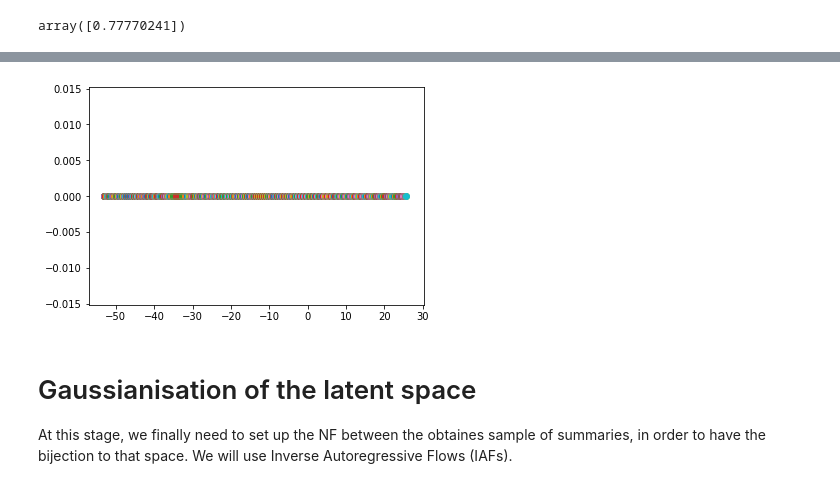
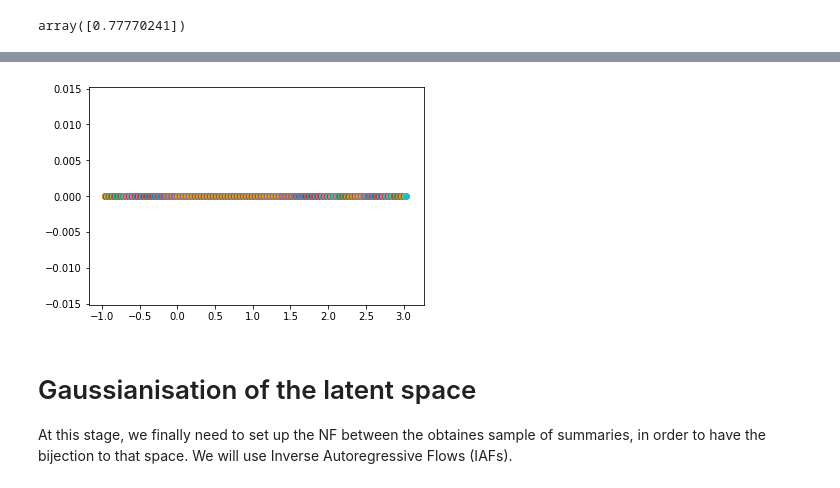
Before and after one commit to dpiras/pydelfi, a Jupyter notebook: examples/GLC_1D_with_score_compression.ipynb, the cells around one changed output, grey strips where cells are left out. Cells and saved outputs as stored; diff of their text form; code cells hidden in the pictures.

```diff
--- a/examples/GLC_1D_with_score_compression.ipynb
+++ b/examples/GLC_1D_with_score_compression.ipynb
@@ -85,7 +86,14 @@ d_vec_p = []
 for _ in range(n):
     d_vec_p.append([np.random.lognormal(q_fid_p, (i+1)/(n_vec*100.0), 1) for i in range(n_vec)])
 
+# we also create the data corresponding to fixed noise, at the fiducial q
+d_vec_q_shift = []
+for _ in range(1):
+    np.random.seed(13)
+    d_vec_q_shift.append([np.random.lognormal(q_fid, (i/n_vec)/100.0, 1) for i in range(n_vec)])
+
 d_vec_p = np.reshape(np.asarray(d_vec_p), [-1, n_vec])
+d_vec_q_shift = np.reshape(np.asarray(d_vec_q_shift), [-1, n_vec])
 mu_p = np.mean(d_vec_p, axis=0)
 dmudt = mu_p - mu
 dmudt = np.reshape(dmudt, [1, -1])
@@ -101,6 +109,7 @@ compressor_args=None
 # %%
 # we now create the data needed for the normalising flow
 # we create the observed data point, for now at the fiducial value of q
+q_fid = q_fid  # new observation, different from the compression
 d_vec_obs = []
 for _ in range(1):
     d_vec_obs.append([np.random.lognormal(q_fid, (i/n_vec)/100.0, 1) for i in range(n_vec)])
@@ -111,7 +120,6 @@ for q in q_prior:
     np.random.seed(13)
     d_vec_q.append([np.random.lognormal(q, (i/n_vec)/100.0, 1) for i in range(n_vec)])
 
-d_vec = np.reshape(np.asarray(d_vec), [-1, n_vec])
 d_vec_obs = np.reshape(np.asarray(d_vec_obs), [-1, n_vec])
 d_vec_obs_keep = np.copy(d_vec_obs)
 d_vec_q = np.reshape(np.asarray(d_vec_q), [-1, n_vec])
@@ -124,10 +132,10 @@ plt.figure(figsize=(10, 15))
 for index in range(100):
     plt.plot(np.arange(n_vec), d_vec[index], color='k')
     #plt.semilogy(np.arange(n_vec), d_vec_q[index], label=q_prior[index])
-for index in range(20):
+for index in range(900, 920):
     #plt.semilogy(np.arange(n_vec), np.mean(d_vec[index::n_class], axis=0), label=q_prior[index])
     #plt.plot(np.arange(n_vec), d_vec_q_posterior[index], label=q_posterior[index])
     plt.plot(np.arange(n_vec), d_vec_q[index], label=q_prior[index])
-
+plt.plot(np.arange(n_vec), d_vec_q_shift[0], label='Fiducial FN')
 plt.legend();
 # %% [output]
@@ -137,15 +177,25 @@ plt.legend();
 # 1) the summaries of the fixed noise vectors
 # 2) the summary of the observation
 # 3) the summaries of the noise realisations at the fiducial point
+# 4) the summary of the shift vector, i.e. the fixed noise at the fiducial value
 summaries_posterior = []
-for index in range(n):
+for index in range(n_sims):
     summaries_posterior.append(compressor(d_vec_q[index]))
+summaries_posterior = np.asarray(summaries_posterior)
 summaries_noise = []
 for index in range(n):
     summaries_noise.append(compressor(d_vec[index]))
 summaries_noise = np.asarray(summaries_noise)
+summaries_noise_kept = []
+for index in range(n):
+    summaries_noise_kept.append(compressor(d_vec_keep_copy[index]))
+summaries_noise_kept = np.asarray(summaries_noise_kept)
 summary_obs = compressor(d_vec_obs[0])
 summary_obs = np.reshape(summary_obs, [1, 1])
+summary_shift = compressor(d_vec_q_shift[0])
+summary_shift = np.reshape(summary_shift, [1, 1])
+summary_shift_kept = compressor(d_vec_shift_keep_copy[0])
+summary_shift_kept = np.reshape(summary_shift_kept, [1, 1])
 # %%
 # now we plot a few things to make sure everything makes sense
 # %%
@@ -176,10 +222,10 @@ plt.scatter(summary_obs, np.zeros(1))
 # %%
 # and finally we look at the "posterior distribution"
 # then we plot the distribution of the noisy summaries with all the FN summaries
-for index in range(n):
+for index in range(n_sims):
     plt.scatter(summaries_posterior[index], np.zeros(1))
 # %% [output]
-[figure, old version]
+[figure, new version]
 # %% [markdown]
 # Gaussianisation of the latent space
 
```
Also changed, not shown: parts of 29 cells of this notebook, 3 other files.
